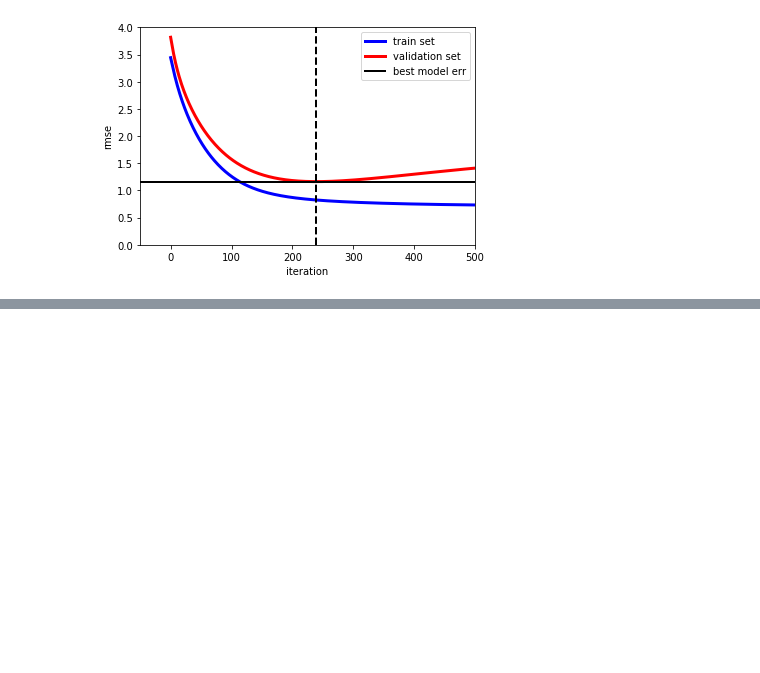
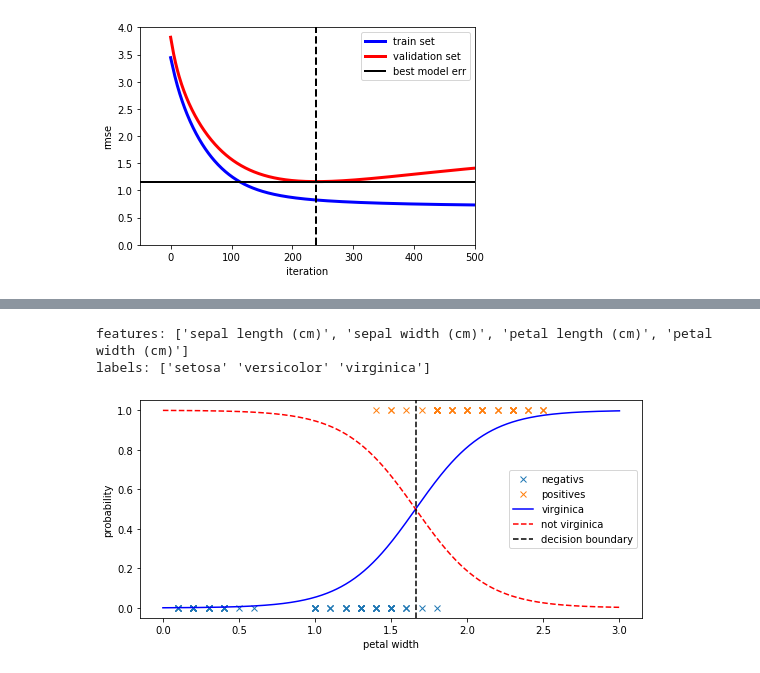
Before and after one commit to akapet00/learning, a Jupyter notebook: learning.ipynb, the cells around one changed output, grey strips where cells are left out. Drawn from its saved outputs; the diff is of its cells as text; code cells hidden in the pictures; blank space fills up the shorter version.

```diff
--- a/learning.ipynb
+++ b/learning.ipynb
@@ -719,0 +791,35 @@ plt.show()
+# %%
+iris = datasets.load_iris()
+print(f'features: {iris["feature_names"]}')
+print(f'labels: {iris["target_names"]}')
+# %% [output]
+features: ['sepal length (cm)', 'sepal width (cm)', 'petal length (cm)', 'petal width (cm)']
+labels: ['setosa' 'versicolor' 'virginica']
+# %%
+# virginica/non-virginica vs petal width
+
+X = iris['data'][:, 3:] # petal width (cm)
+y = (iris['target']==2).astype(np.int) # virginica
+
+model = LogisticRegression(solver='lbfgs')
+model.fit(X, y)
+
+X_new = np.linspace(0, 3, 1000).reshape(-1, 1)
+y_probs = model.predict_proba(X_new)
+# %%
+plt.figure(figsize=(9, 4))
+neg = np.where(y==0)
+pos = np.where(y==1)
+plt.plot(X[neg], y[neg], linestyle='None', marker='x', label='negativs')
+plt.plot(X[pos], y[pos], linestyle='None', marker='x', label='positives')
+plt.plot(X_new, y_probs[:, 1], 'b-', label='virginica')
+plt.plot(X_new, y_probs[:, 0], 'r--', label='not virginica')
+plt.axvline(x=X_new[np.where(np.round(y_probs[:, 0], 3) == np.round(y_probs[:, 1], 3))],
+            ymin=0., ymax=1.,
+            color='black', linestyle='--', label='decision boundary')
+plt.xlabel('petal width')
+plt.ylabel('probability')
+plt.legend()
+plt.show()
+# %% [output]
+[figure, added]
```
Also changed, not shown: parts of 19 cells of this notebook.
